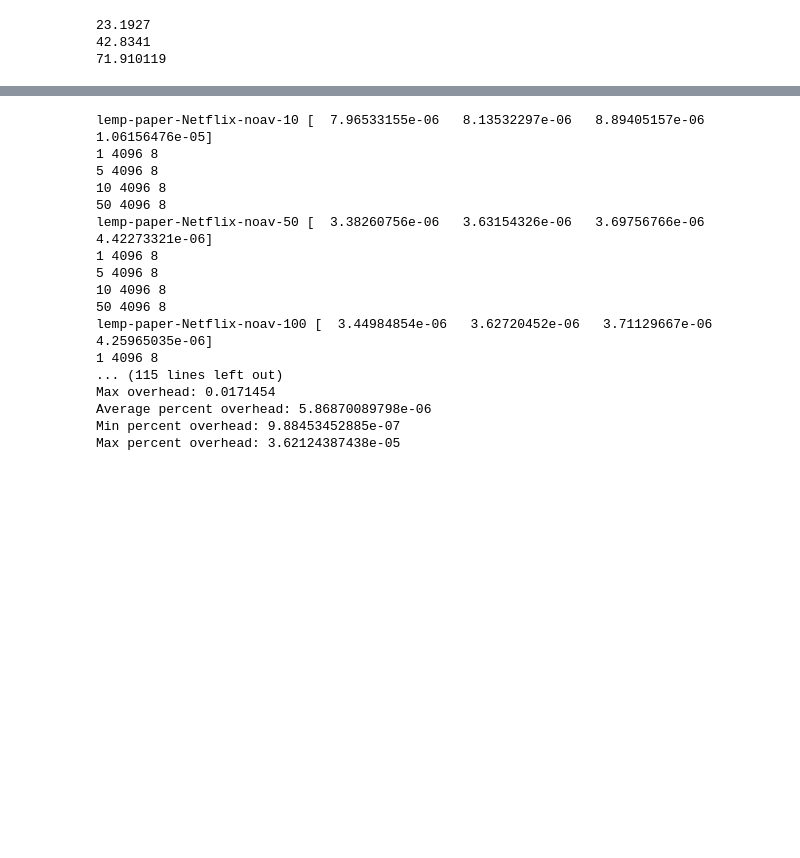
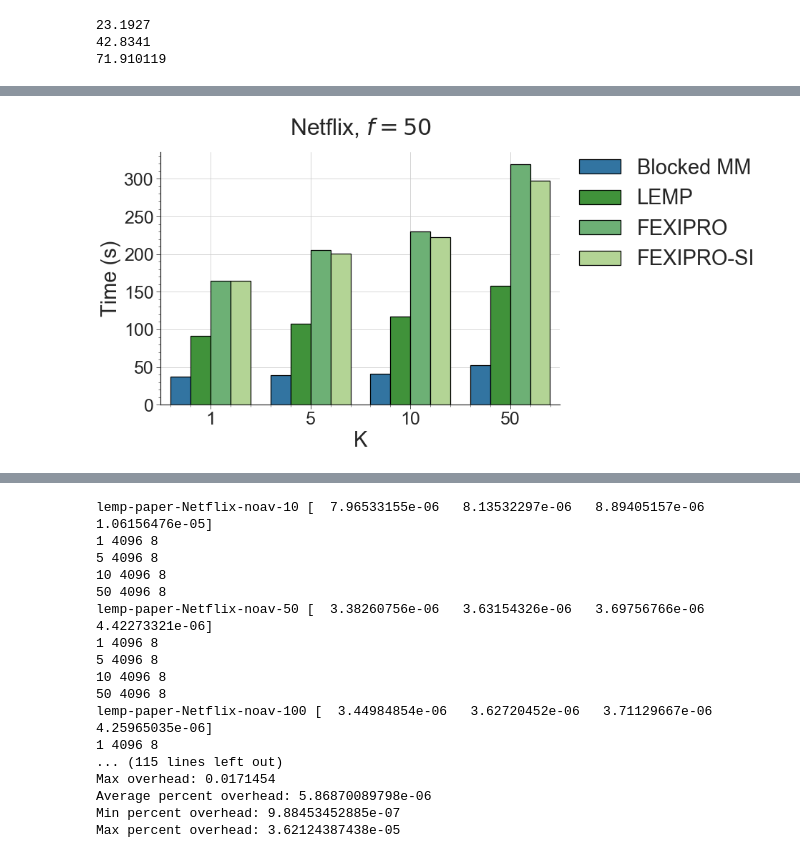
Before and after one commit to stanford-futuredata/optimus-maximus, a Jupyter notebook: plots/simdex-plots.ipynb, the cells around one changed output, grey strips where cells are left out. Saved outputs shown, nothing was run; the diff lists cells and outputs as text; code cells hidden in the pictures; blank space fills up the shorter version.

```diff
--- a/plots/simdex-plots.ipynb
+++ b/plots/simdex-plots.ipynb
@@ -138 +209,8 @@ RMSE plots
+# %%
+with sns.color_palette(appetizer_palette):
+    benchmark_against_blocked_mm(lemp_df, blocked_mm_df, fexipro_df,
+            fexipro_si_df, model='nomad-Netflix-50-reg-0.05',
+            num_clusters=8, y_title=1.05)
+# %% [output]
+[figure, added]
 # %%
```
Also changed, not shown: parts of 5 cells of this notebook, 1 other file.
